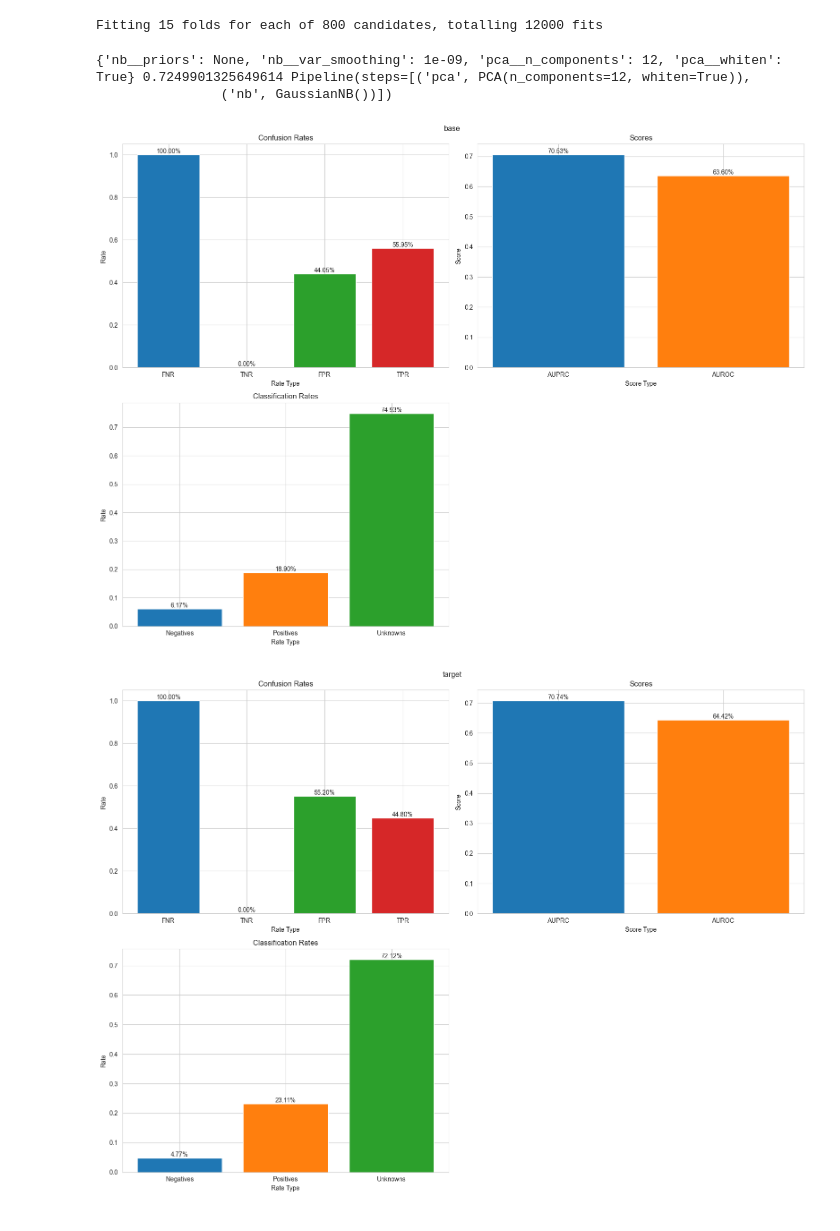
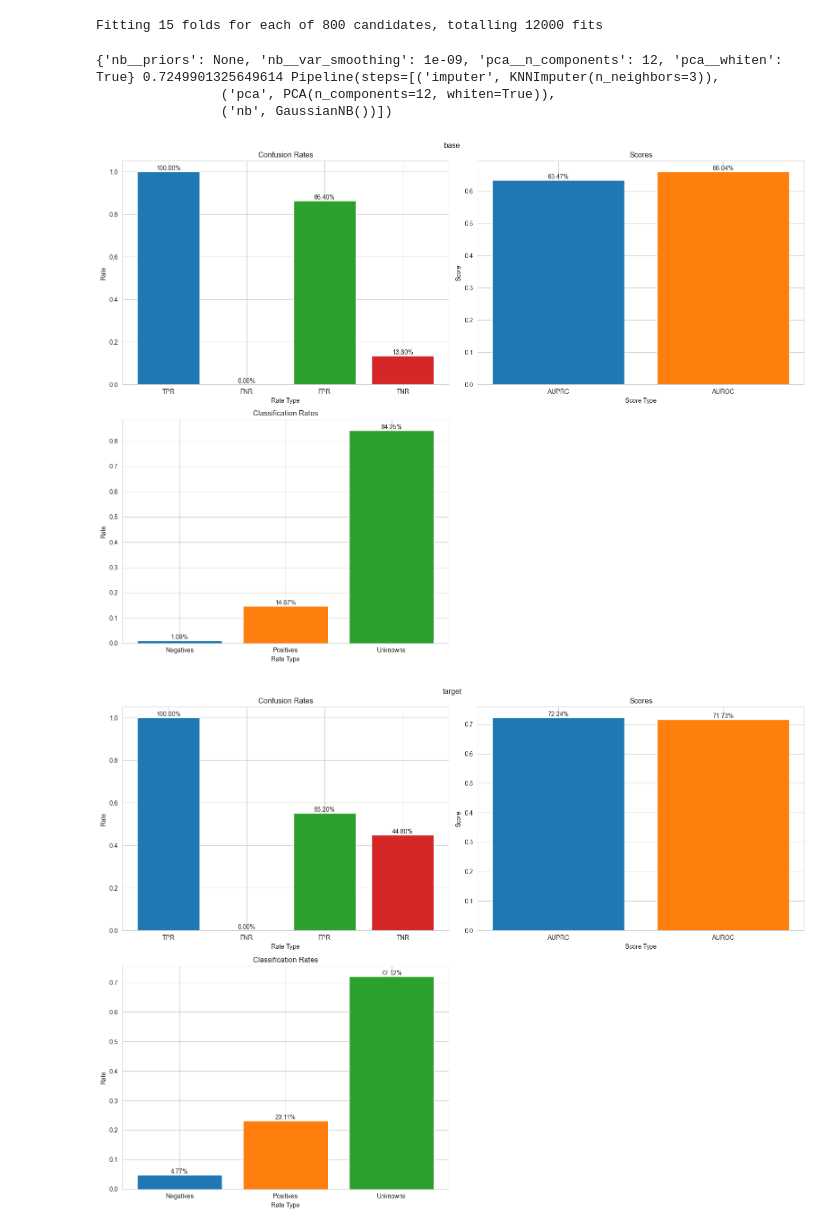
Before and after one commit to Mimikkk/2024-siwb, a Jupyter notebook: project-1/ae_retro_analysis.ipynb, the cells around one changed output. Saved outputs shown, nothing was run; the diff lists cells and outputs as text; code cells hidden in the pictures.

```diff
--- a/project-1/ae_retro_analysis.ipynb
+++ b/project-1/ae_retro_analysis.ipynb
@@ -403,11 +401,11 @@ from sklearn.pipeline import Pipeline
 from sklearn.model_selection import GridSearchCV, train_test_split
 from sklearn.decomposition import PCA
 from sklearn.naive_bayes import GaussianNB
-from sklearn.ensemble import GradientBoostingClassifier
 
 
 def find_target_classifier(values: NDArray, labels: NDArray) -> GridSearchCV:
   pipeline = Pipeline((
+    ('imputer', KNNImputer()),
     ('pca', PCA()),
     ('nb', GaussianNB())
   ))
@@ -445,8 +443,7 @@ target_classifier = search_result.best_estimator_
 # %% [output]
 Fitting 15 folds for each of 800 candidates, totalling 12000 fits
 # %%
-from sklearn.linear_model import LogisticRegression
-base_classifier = LogisticRegression()
+base_classifier = GaussianNB()
 
 classifiers = {
   'base': base_classifier,
@@ -460,29 +457,18 @@ results = {
 # %%
 print(search_result.best_params_, search_result.best_score_, search_result.best_estimator_)
 # %% [output]
-{'nb__priors': None, 'nb__var_smoothing': 1e-09, 'pca__n_components': 12, 'pca__whiten': True} 0.7249901325649614 Pipeline(steps=[('pca', PCA(n_components=12, whiten=True)),
+{'nb__priors': None, 'nb__var_smoothing': 1e-09, 'pca__n_components': 12, 'pca__whiten': True} 0.7249901325649614 Pipeline(steps=[('imputer', KNNImputer(n_neighbors=3)),
+                ('pca', PCA(n_components=12, whiten=True)),
                 ('nb', GaussianNB())])
 # %%
-def calculate_mean(values: ArrayLike) -> float:
-  return np.mean(values)
-
-def calculate_confusion_rate_mean(rates: ArrayLike) -> tuple[float, float, float, float]:
-  rates = np.array(rates)
-  return (
-    calculate_mean(rates[:, 0]),
-    calculate_mean(rates[:, 1]),
-    calculate_mean(rates[:, 2]),
-    calculate_mean(rates[:, 3]),
-  )
-
 def calculate_mean_results(results: ValidationResult) -> ValidationResult:
   return {
-    'negatives': calculate_mean(results['negatives']),
-    'positives': calculate_mean(results['positives']),
-    'unknowns': calculate_mean(results['unknowns']),
-    'aurocs': calculate_mean(results['aurocs']),
-    'auprcs': calculate_mean(results['auprcs']),
-    'rates': calculate_confusion_rate_mean(results['rates']),
+    'negatives': np.mean(results['negatives']),
+    'positives': np.mean(results['positives']),
+    'unknowns': np.mean(results['unknowns']),
+    'aurocs': np.mean(results['aurocs']),
+    'auprcs': np.mean(results['auprcs']),
+    'rates': np.mean(results['rates'], axis=0),
   }
 
 mean_results = {
@@ -494,7 +480,7 @@ def plot_results(results: ValidationResult, title: str):
   figure, axis = plt.subplots(2, 2, figsize=(16, 12), tight_layout=True)
 
   axis[0, 0].bar(
-    ['FNR', 'TNR', 'FPR', 'TPR'],
+    ['TPR', 'FNR', 'FPR', 'TNR'],
     results['rates'],
     color=['#1f77b4', '#ff7f0e', '#2ca02c', '#d62728']
   )
@@ -507,32 +493,32 @@ def plot_results(results: ValidationResult, title: str):
   axis[0, 1].bar(
     ['AUPRC', 'AUROC'],
     [results['auprcs'], results['aurocs']],
     color=['#1f77b4', '#ff7f0e']
   )
   axis[0, 1].set_title('Scores')
   axis[0, 1].set_ylabel('Score')
   axis[0, 1].set_xlabel('Score Type')
   for i, value in enumerate([results['auprcs'], results['aurocs']]):
     axis[0, 1].text(i, value, f'{value * 100:.2f}%', ha='center', va='bottom')
 
   axis[1, 0].bar(
     ['Negatives', 'Positives', 'Unknowns'],
     [results['negatives'], results['positives'], results['unknowns']],
     color=['#1f77b4', '#ff7f0e', '#2ca02c']
   )
   axis[1, 0].set_title('Classification Rates')
   axis[1, 0].set_ylabel('Rate')
   axis[1, 0].set_xlabel('Rate Type')
   for i, value in enumerate([results['negatives'], results['positives'], results['unknowns']]):
     axis[1, 0].text(i, value, f'{value * 100:.2f}%', ha='center', va='bottom')
 
   axis[1, 1].axis('off')
 
   figure.suptitle(title)
   figure.show()
 
 for name, result in mean_results.items():
   plot_results(result, name)
 # %% [output]
-[figure, old version]
+[figure, new version]
-[figure, old version]
+[figure, new version]
```
Also changed, not shown: parts of 1 cell of this notebook.
